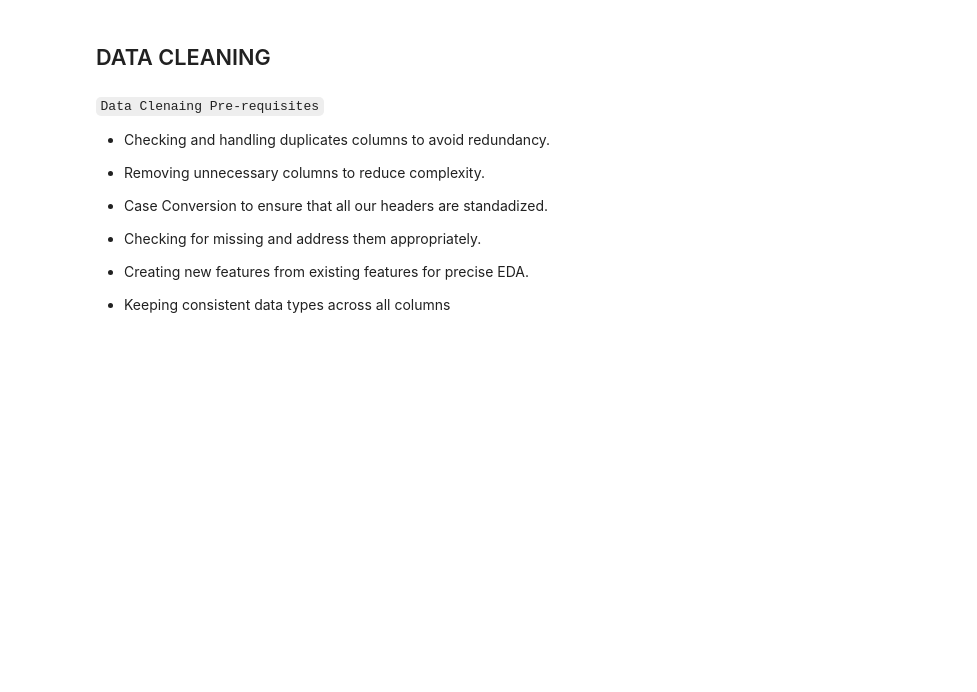
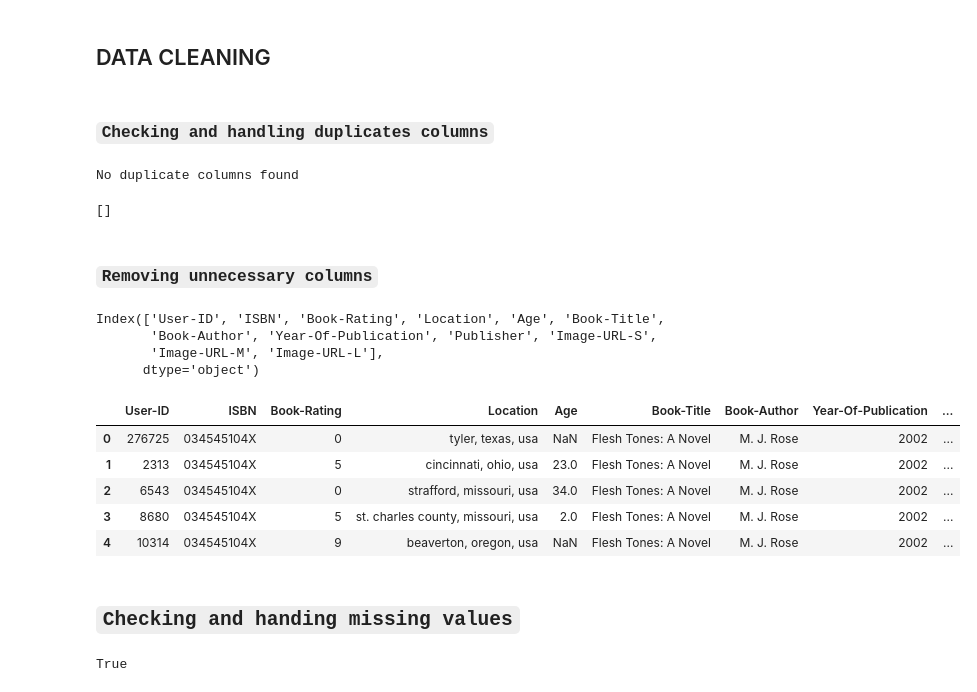
Before and after one commit to ruth-kitasi/Online-Book-Recommender-System, a Jupyter notebook: Index.ipynb, the cells around one changed output. Saved outputs shown, nothing was run; the diff lists cells and outputs as text; code cells hidden in the pictures; blank space fills up the shorter version.

Commit message:
Data cleaning

```diff
--- a/Index.ipynb
+++ b/Index.ipynb
@@ -290,17 +312,67 @@ The merged rating_user dataset has 1028626 rows and 12 columns
 ************************************************************************************************************************************************
 # %% [markdown]
 ## DATA CLEANING
-# %% [markdown]
-`Data Clenaing Pre-requisites`
-
-- Checking and handling duplicates columns to avoid redundancy.
-
-- Removing unnecessary columns to reduce complexity.
-
-- Case Conversion to ensure that all our headers are standadized.
-
-- Checking for missing and address them appropriately.
-
-- Creating new features from existing features for precise EDA.
-
-- Keeping consistent data types across all columns
+# %% [markdown]
+### `Checking and handling duplicates columns`
+# %%
+#checking and handling duplicate columns
+
+def find_duplicate_columns(df):
+    # Create an empty list to store the names of duplicate columns
+    duplicate_columns = []
+
+    # Iterate over each column and compare it with the remaining columns
+    for i in range(len(df.columns)):
+        col1 = df.columns[i]
+        for j in range(i + 1, len(df.columns)):
+            col2 = df.columns[j]
+            # Check if two columns are identical
+            if df[col1].equals(df[col2]):
+                duplicate_columns.append(col2)
+
+    # Return the list of duplicate columns
+    if len(duplicate_columns) > 0:
+        print(f"Duplicate columns: {duplicate_columns}")
+    else:
+        print("No duplicate columns found")
+
+    return duplicate_columns
+
+find_duplicate_columns(library_df)
+# %% [output]
+No duplicate columns found
+[]
+# %% [markdown]
+### `Removing unnecessary columns`
+# %%
+#column names
+library_df.columns
+# %% [output]
+Index(['User-ID', 'ISBN', 'Book-Rating', 'Location', 'Age', 'Book-Title',
+       'Book-Author', 'Year-Of-Publication', 'Publisher', 'Image-URL-S',
+       'Image-URL-M', 'Image-URL-L'],
+      dtype='object')
+# %%
+#Removing unnecessary colums for our model.
+library_df.drop(['Image-URL-S','Image-URL-M', 'Image-URL-L'],axis=1, inplace=True)
+
+#preview of the dataset after removing columns
+library_df.head()
+# %% [output]
+|  | User-ID | ISBN | Book-Rating | Location | Age | Book-Title | Book-Author | Year-Of-Publication | ... |
+| 0 | 276725 | 034545104X | 0 | tyler, texas, usa | NaN | Flesh Tones: A Novel | M. J. Rose | 2002 | ... |
+| 1 | 2313 | 034545104X | 5 | cincinnati, ohio, usa | 23.0 | Flesh Tones: A Novel | M. J. Rose | 2002 | ... |
+| 2 | 6543 | 034545104X | 0 | strafford, missouri, usa | 34.0 | Flesh Tones: A Novel | M. J. Rose | 2002 | ... |
+| 3 | 8680 | 034545104X | 5 | st. charles county, missouri, usa | 2.0 | Flesh Tones: A Novel | M. J. Rose | 2002 | ... |
+| 4 | 10314 | 034545104X | 9 | beaverton, oregon, usa | NaN | Flesh Tones: A Novel | M. J. Rose | 2002 | ... |
+# %% [markdown]
+## `Checking and handing missing values`
+# %%
+#checking for presense of missing values
+
+if library_df.isnull().values.any():
+    print(True)
+else:
+    print(None)
+# %% [output]
+True
```
Also changed, not shown: parts of 10 cells of this notebook.
